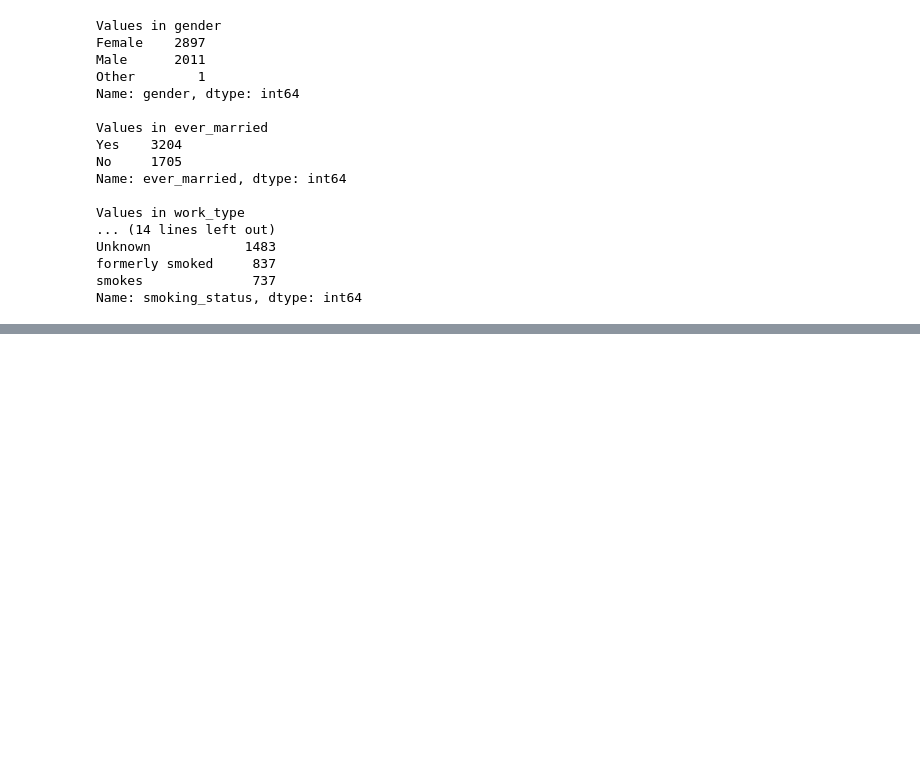
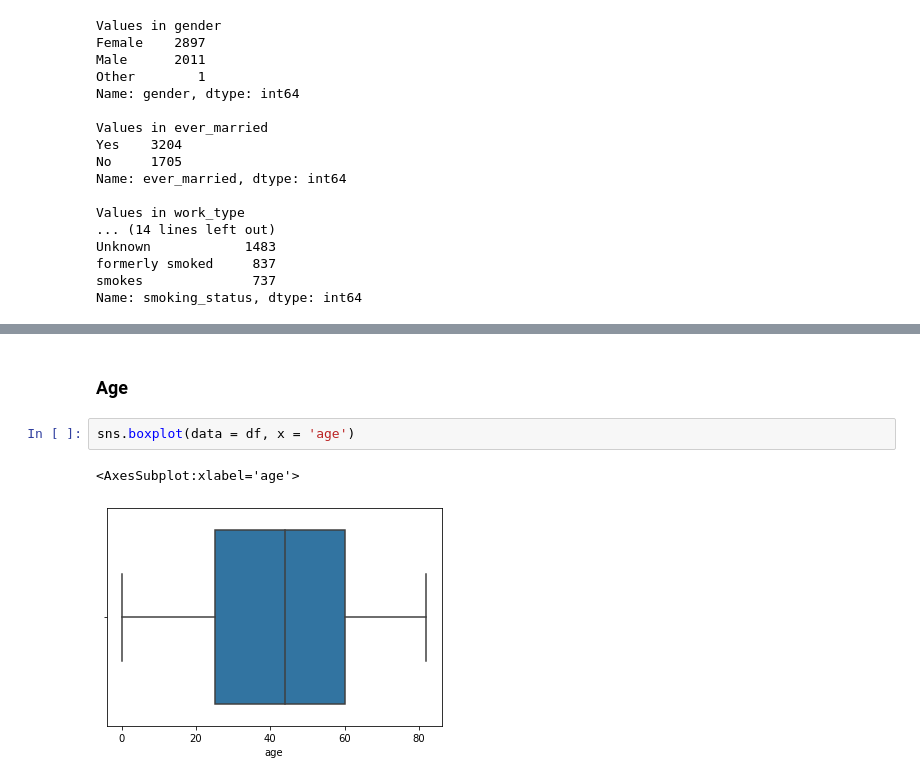
Before and after one commit to alexander-billings/stroke_prediction, a Jupyter notebook: Stroke_Prediction.ipynb, the cells around one changed output, grey strips where cells are left out. Saved outputs shown, nothing was run; the diff lists cells and outputs as text; blank space fills up the shorter version.

```diff
--- a/Stroke_Prediction.ipynb
+++ b/Stroke_Prediction.ipynb
@@ -106,0 +158,7 @@ Name: stroke, dtype: int64
+# %% [markdown]
+### Age
+# %%
+sns.boxplot(data = df, x = 'age')
+# %% [output]
+<AxesSubplot:xlabel='age'>
+[figure, added]
```
Also changed, not shown: parts of 32 cells of this notebook.
